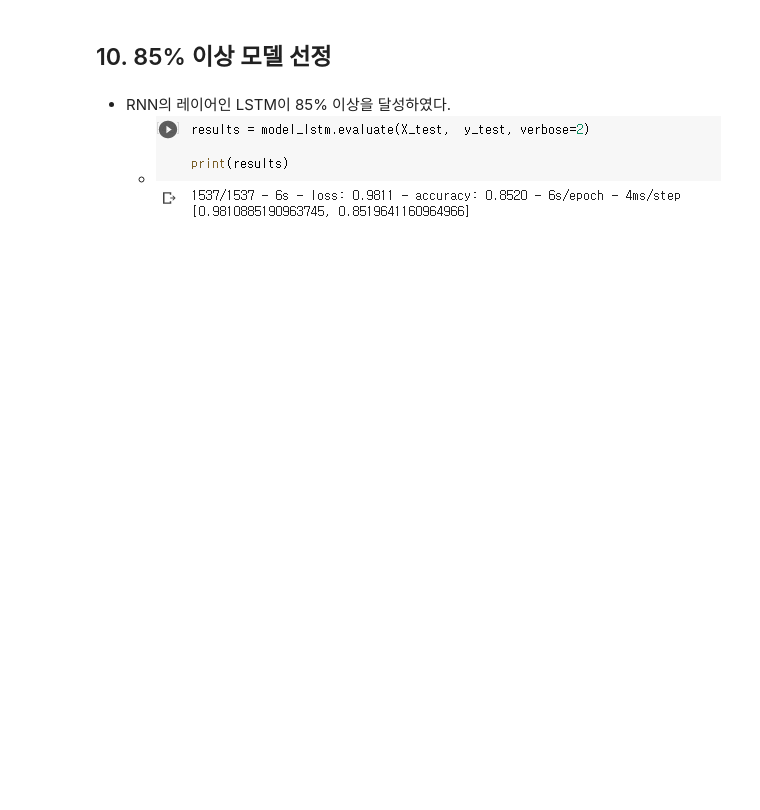
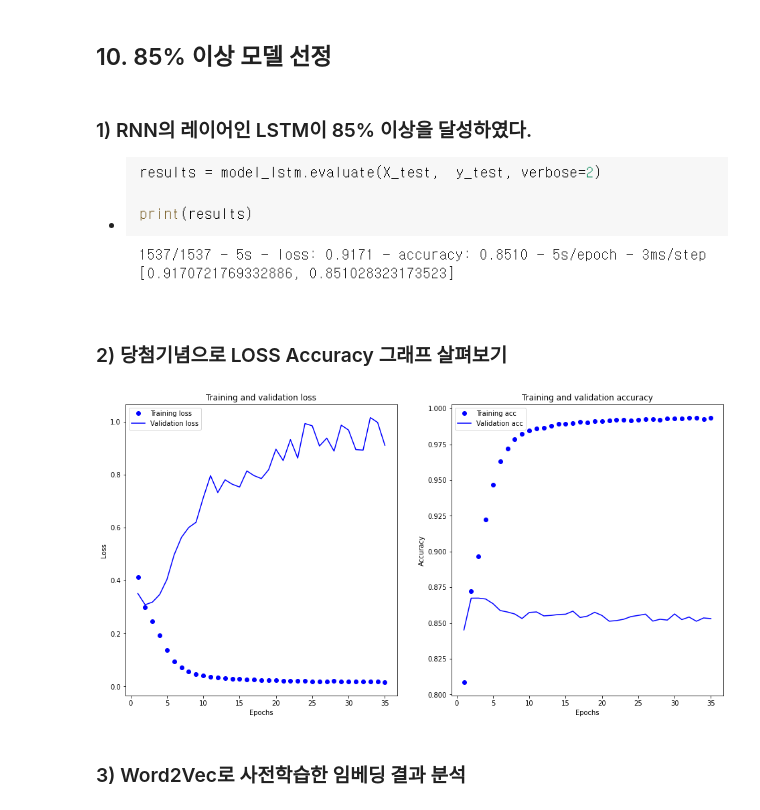
Before and after one commit to jx-dohwan/Aiffel_Exp_Project, a Jupyter notebook: [Exp_8]Analyzing_the_Sensibility_of_Film_Review_Texts.ipynb, the cells around one changed output. Saved outputs shown, nothing was run; the diff lists cells and outputs as text; code cells hidden in the pictures; blank space fills up the shorter version.

```diff
--- a/[Exp_8]Analyzing_the_Sensibility_of_Film_Review_Texts.ipynb
+++ b/[Exp_8]Analyzing_the_Sensibility_of_Film_Review_Texts.ipynb
@@ -780,9 +719,9 @@ model_lstm.add(tf.keras.layers.Embedding(vocab_size,
                                         input_length=maxlen,
                                         embeddings_initializer=Constant(embedding_matrix),
                                         trainable=True))
-model_lstm.add(tf.keras.layers.LSTM(512))  # 가장 널리 쓰이는 RNN인 LSTM 레이어를 사용하였습니다. 이때 LSTM state 벡터의 차원수는 8로 하였습니다. (변경 가능)
+model_lstm.add(tf.keras.layers.LSTM(512))
 model_lstm.add(tf.keras.layers.Dense(128, activation='relu'))
-model_lstm.add(tf.keras.layers.Dense(62, activation='relu'))
+model_lstm.add(tf.keras.layers.Dense(64, activation='relu'))
 model_lstm.add(tf.keras.layers.Dense(1, activation='sigmoid'))  # 최종 출력은 긍정/부정을 나타내는 1dim 입니다.
 
 model_lstm.summary()
@@ -897,7 +842,7 @@ model_gmp.compile(optimizer='adam',
 # %%
 epochs=35  # 몇 epoch를 훈련하면 좋을지 결과를 보면서 바꾸어 봅시다.
 
-history = model_lstm.fit(partial_X_train,
+history_lstm2 = model_lstm.fit(partial_X_train,
                     partial_y_train,
                     epochs=epochs,
                     batch_size=64,
@@ -1003,5 +948,41 @@ print(results)
 # %% [markdown]
 ## 10. 85% 이상 모델 선정
 # %% [markdown]
-- RNN의 레이어인 LSTM이 85% 이상을 달성하였다.
-  - ![image.png](embedded-picture-1-old)
+### 1) RNN의 레이어인 LSTM이 85% 이상을 달성하였다.
+  - ![image.png](embedded-picture-1-new)
+# %% [markdown]
+### 2) 당첨기념으로 LOSS Accuracy 그래프 살펴보기
+# %%
+history_dict = history_lstm2.history
+
+acc = history_dict['accuracy']
+val_acc = history_dict['val_accuracy']
+loss = history_dict['loss']
+val_loss = history_dict['val_loss']
+
+epochs = range(1, len(acc) + 1)
+
+f, ax = plt.subplots(1,2,figsize=(16,8))
+
+# "bo"는 "파란색 점"입니다
+ax[0].plot(epochs, loss, 'bo', label='Training loss')
+# b는 "파란 실선"입니다
+ax[0].plot(epochs, val_loss, 'b', label='Validation loss')
+ax[0].set_title('Training and validation loss')
+ax[0].set_xlabel('Epochs')
+ax[0].set_ylabel('Loss')
+ax[0].legend()
+
+
+ax[1].plot(epochs, acc, 'bo', label='Training acc')
+ax[1].plot(epochs, val_acc, 'b', label='Validation acc')
+ax[1].set_title('Training and validation accuracy')
+ax[1].set_xlabel('Epochs')
+ax[1].set_ylabel('Accuracy')
+ax[1].legend()
+
+plt.show()
+# %% [output]
+[figure, added]
+# %% [markdown]
+### 3) Word2Vec로 사전학습한 임베딩 결과 분석
```
Also changed, not shown: parts of 51 cells of this notebook.
